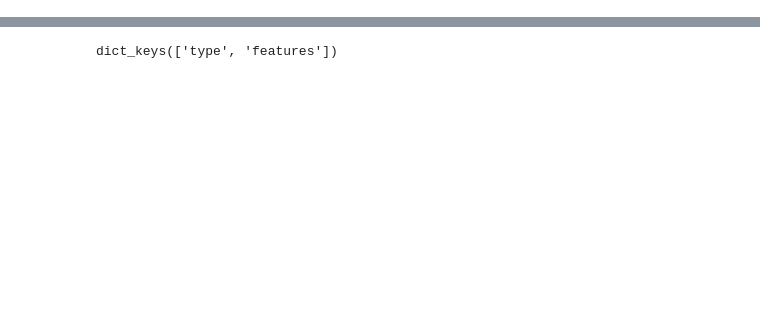
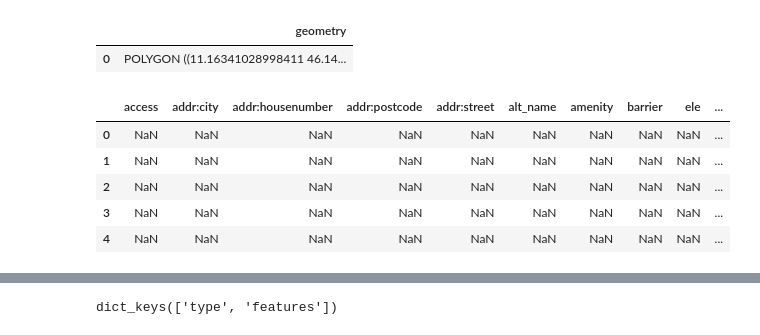
Before and after one commit to napo/scraping_comune_trento, a Jupyter notebook: sensorcivico_parchi/sensorcivico_parchi.ipynb, the cells around one changed output, grey strips where cells are left out. Drawn from its saved outputs; the diff is of its cells as text; code cells hidden in the pictures; blank space fills up the shorter version.

```diff
--- a/sensorcivico_parchi/sensorcivico_parchi.ipynb
+++ b/sensorcivico_parchi/sensorcivico_parchi.ipynb
@@ -12,3 +17,8 @@ url_dettagli_sensorcivico="https://sensorcivico.comune.trento.it/sensor/data?con
 # %%
 confini = gpd.read_file(confini_trento,driver="ESRI Shapefile")
+# %%
+confini
+# %% [output]
+|  | geometry |
+| 0 | POLYGON ((11.16341028998411 46.14... |
 # %%
@@ -23,6 +34,14 @@ response = overpass.request(query)
 leisure_park_geojson = overpass.as_geojson(response, 'polygon')
 # %%
 leisure_park_osm = gpd.GeoDataFrame.from_features(leisure_park_geojson)
+leisure_park_osm[:5]
+# %% [output]
+|  | access | addr:city | addr:housenumber | addr:postcode | addr:street | alt_name | amenity | barrier | ele | ... |
+| 0 | NaN | NaN | NaN | NaN | NaN | NaN | NaN | NaN | NaN | ... |
+| 1 | NaN | NaN | NaN | NaN | NaN | NaN | NaN | NaN | NaN | ... |
+| 2 | NaN | NaN | NaN | NaN | NaN | NaN | NaN | NaN | NaN | ... |
+| 3 | NaN | NaN | NaN | NaN | NaN | NaN | NaN | NaN | NaN | ... |
+| 4 | NaN | NaN | NaN | NaN | NaN | NaN | NaN | NaN | NaN | ... |
 # %%
 r = requests.get(segnalazioni_sensorcivico)
 # %%
```
Also changed, not shown: parts of 9 cells of this notebook.
